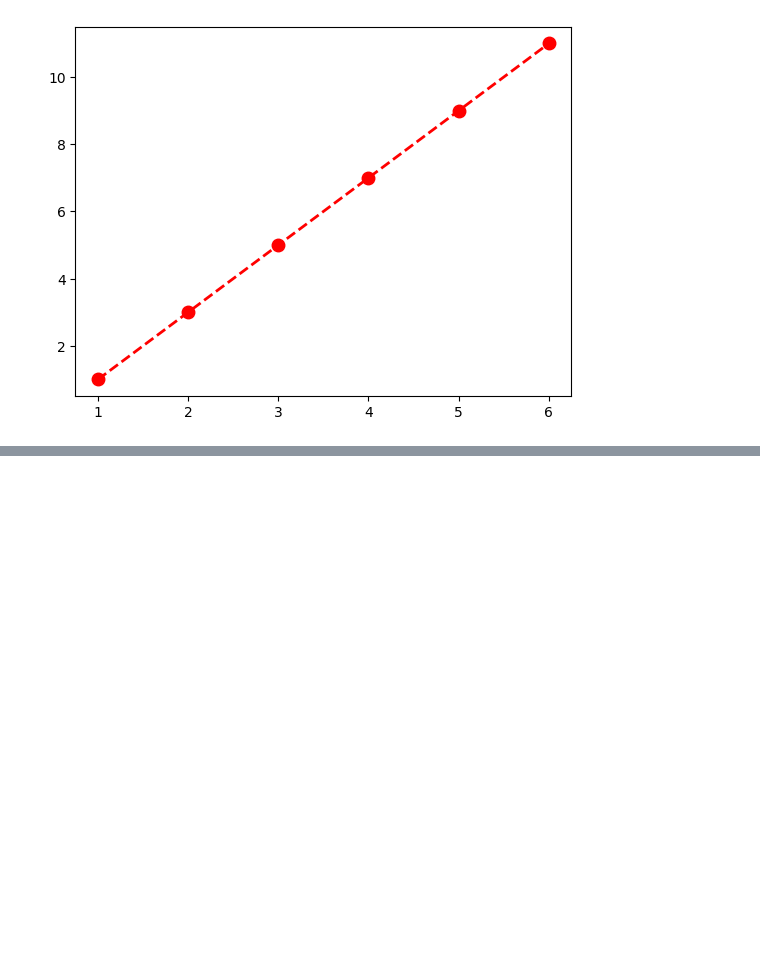
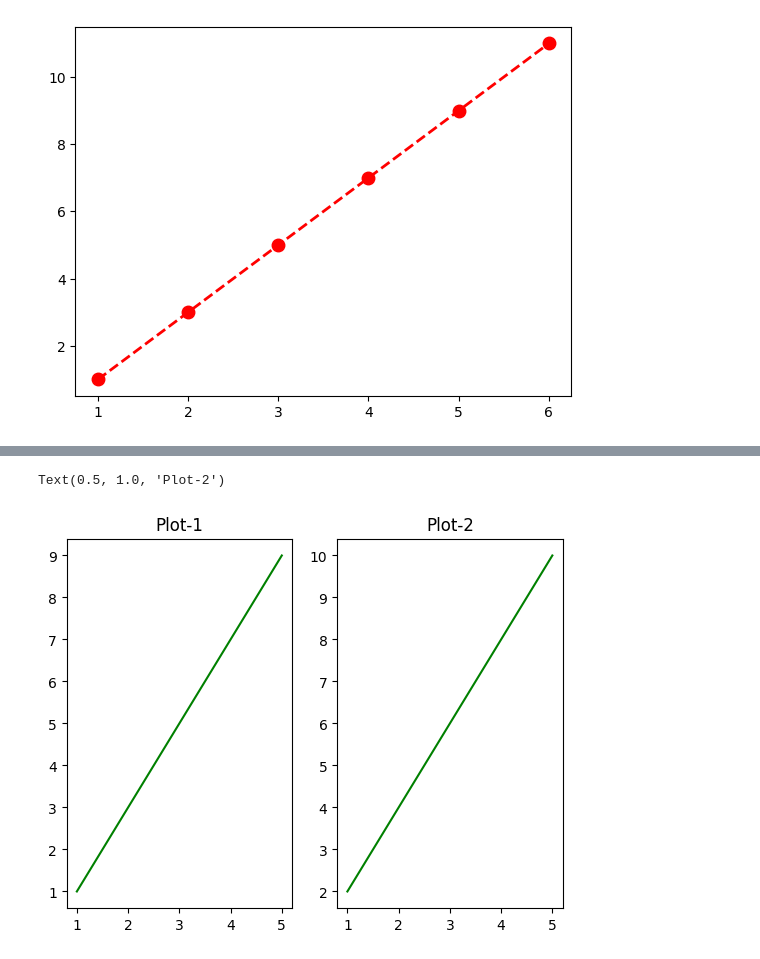
Before and after one commit to Raimal-Raja/DataScience-ML-DL-NLP, a Jupyter notebook: 10_Data_Analysis_with_Python/Matplotlib/1_intro.ipynb, the cells around one changed output, grey strips where cells are left out. Cells and saved outputs as stored; diff of their text form; code cells hidden in the pictures; blank space fills up the shorter version.

```diff
--- a/10_Data_Analysis_with_Python/Matplotlib/1_intro.ipynb
+++ b/10_Data_Analysis_with_Python/Matplotlib/1_intro.ipynb
@@ -56,0 +62,14 @@ TypeError: subplot() takes 1 or 3 positional arguments but 2 were given
+# %%
+
+plt.subplot(1,2,1)
+plt.plot(x,y1,color='green')
+
+plt.title("Plot-1")
+
+plt.subplot(1,2,2)
+plt.plot(x,y2,color='green')
+
+plt.title("Plot-2")
+# %% [output]
+Text(0.5, 1.0, 'Plot-2')
+[figure, added]
```
Also changed, not shown: parts of 4 cells of this notebook.
